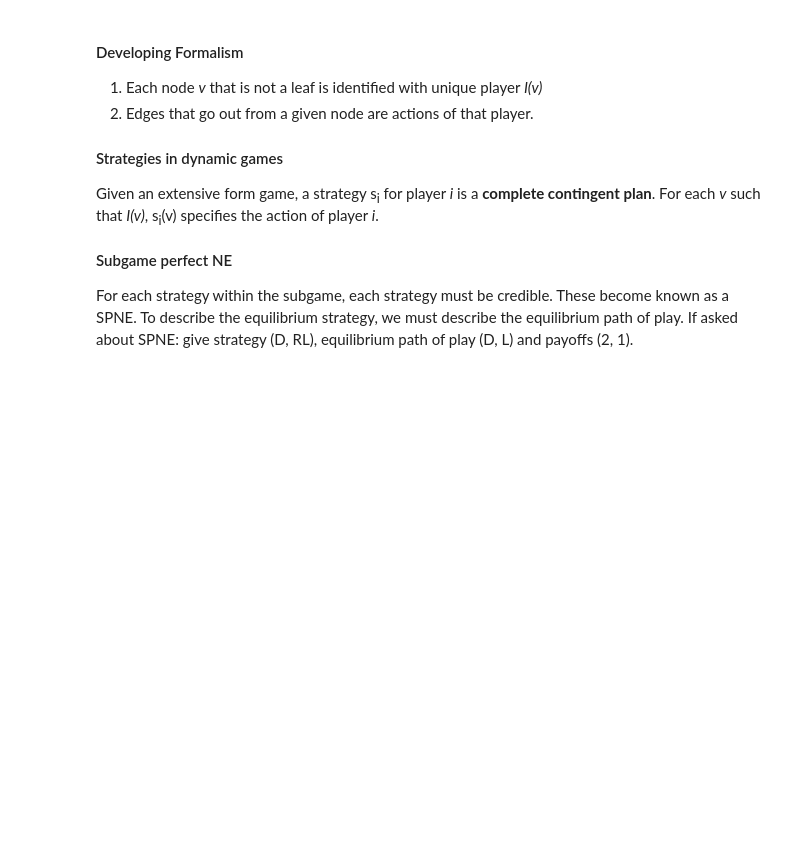
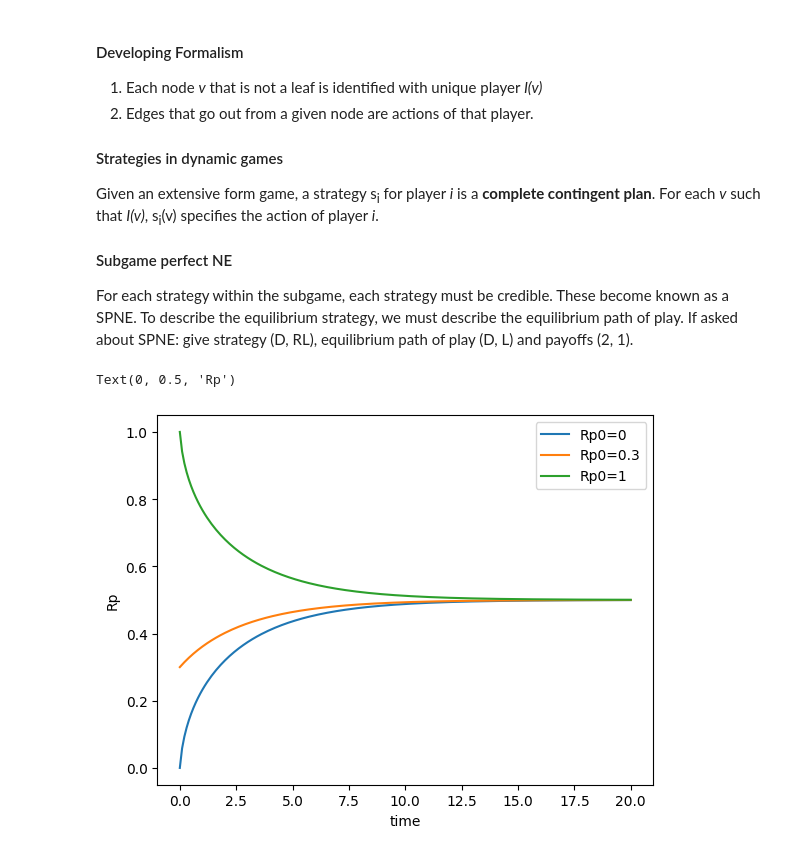
Before and after one commit to devin-gupta/GitHub, a Jupyter notebook: ms&e232/day7.ipynb, the cells around one changed output. Saved outputs shown, nothing was run; the diff lists cells and outputs as text; code cells hidden in the pictures; blank space fills up the shorter version.

```diff
--- a/ms&e232/day7.ipynb
+++ b/ms&e232/day7.ipynb
@@ -51,0 +55,31 @@ If asked about SPNE: give strategy (D, RL), equilibrium path of play (D, L) and
+# %%
+### ODEs experiment with Python
+
+from scipy.integrate import odeint
+import numpy as np
+import matplotlib.pyplot as plt
+
+def model(Rp, t, S):
+    k1 = 1
+    k2 = 1
+    Rt = 1
+    km1 = 0.05
+    km2 = 0.05
+    dRpdt = (k1*S*(Rt-Rp)/(km1+Rt-Rp)) - k2*Rp/(km2+Rp)
+    return dRpdt
+
+S = 1
+Rp0 = [0,0.3,1]
+t = np.linspace(0,20,200)
+result = odeint(model, Rp0, t, args=(S,))
+
+fig, ax = plt.subplots()
+ax.plot(t, result[:,0], label='Rp0=0')
+ax.plot(t, result[:,1], label='Rp0=0.3')
+ax.plot(t, result[:,2], label='Rp0=1')
+ax.legend()
+ax.set_xlabel('time')
+ax.set_ylabel('Rp')
+# %% [output]
+Text(0, 0.5, 'Rp')
+[figure, added]
```
Also changed, not shown: parts of 4 cells of this notebook.
